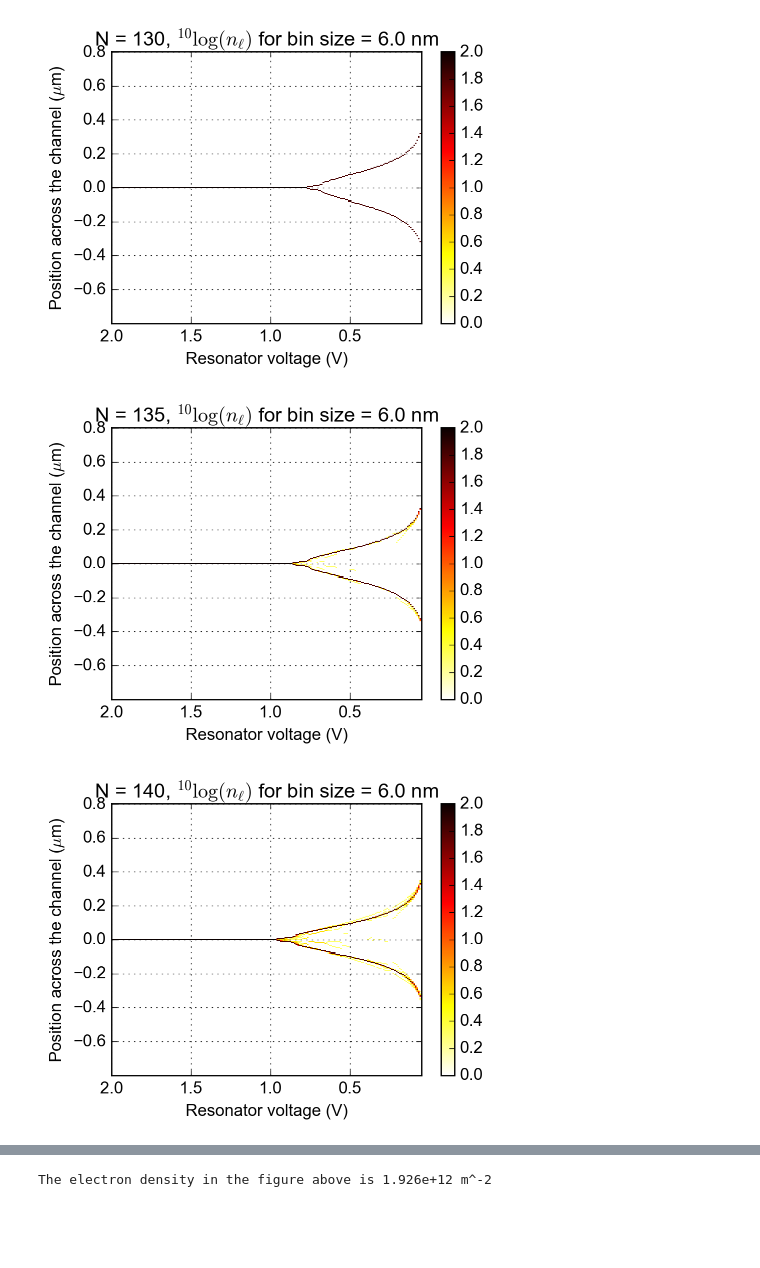
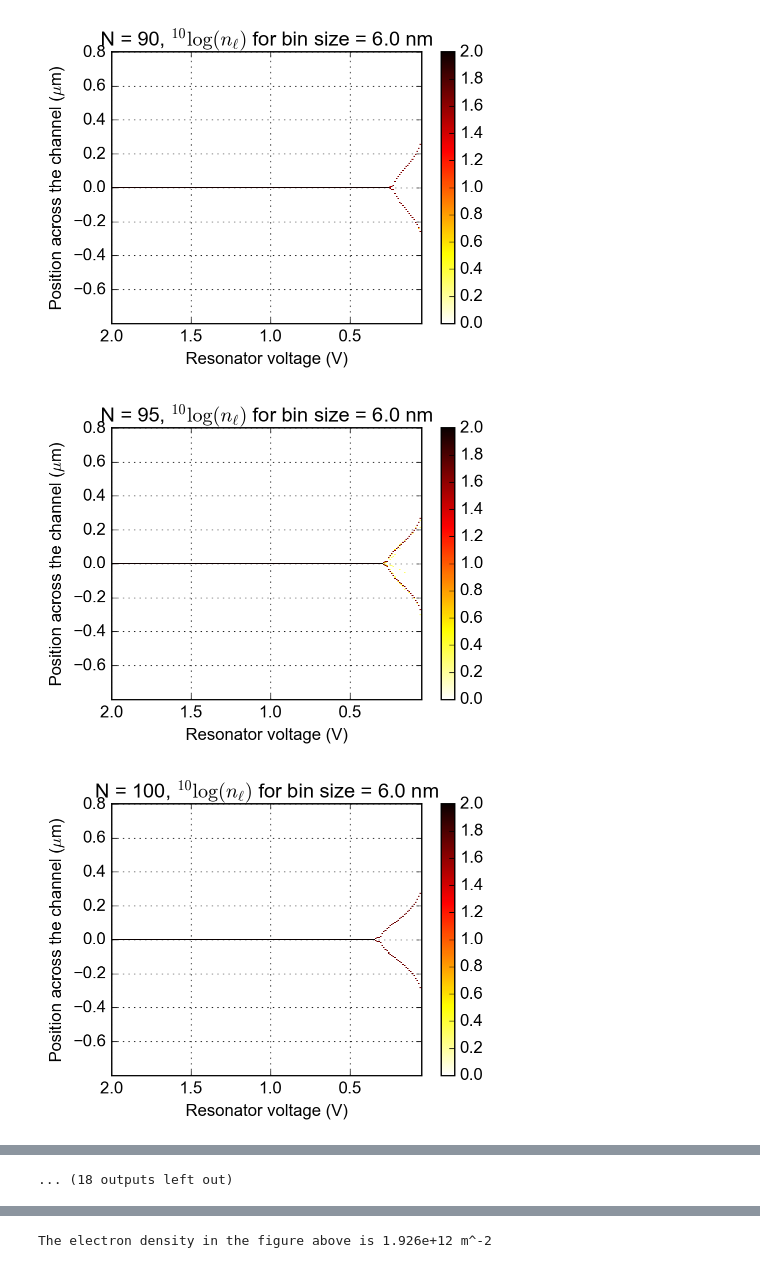
Before and after one commit to gkoolstra/ipython-notebooks, a Jupyter notebook: 20170124 - Electron row detection .ipynb, the cells around one changed output, grey strips where cells are left out. Saved outputs shown, nothing was run; the diff lists cells and outputs as text; code cells hidden in the pictures; blank space fills up the shorter version.

```diff
--- a/20170124 - Electron row detection .ipynb
+++ b/20170124 - Electron row detection .ipynb
@@ -22,7 +22,15 @@ from TrapAnalysis import artificial_anneal as anneal
 save_path = r"/Volumes/slab/Gerwin/Electron on helium/Electron optimization/Realistic potential/Resonator"
 sub_dirs = [r"170118_143444_M018V2_resonator_Vsweep_50_electrons",
             r"170118_140803_M018V2_resonator_Vsweep_75_electrons",
+            r"170125_230605_M018V2_resonator_Vsweep_80_electrons",
+            r"170126_062249_M018V2_resonator_Vsweep_85_electrons",
+            r"170126_064112_M018V2_resonator_Vsweep_90_electrons",
+            r"170126_070212_M018V2_resonator_Vsweep_95_electrons",
             r"170118_132418_M018V2_resonator_Vsweep_100_electrons",
+            r"170126_072531_M018V2_resonator_Vsweep_105_electrons",
+            r"170126_075343_M018V2_resonator_Vsweep_110_electrons",
+            r"170126_082410_M018V2_resonator_Vsweep_115_electrons",
+            r"170126_085811_M018V2_resonator_Vsweep_120_electrons",
             r"170124_101926_M018V2_resonator_Vsweep_125_electrons",
             r"170124_112414_M018V2_resonator_Vsweep_130_electrons",
             r"170124_120809_M018V2_resonator_Vsweep_135_electrons",
@@ -31,7 +39,14 @@ sub_dirs = [r"170118_143444_M018V2_resonator_Vsweep_50_electrons",
             r"170124_163706_M018V2_resonator_Vsweep_150_electrons",
             r"170124_175432_M018V2_resonator_Vsweep_155_electrons",
             r"170125_071720_M018V2_resonator_Vsweep_160_electrons",
-            r"170118_145233_M018V2_resonator_Vsweep_200_electrons"]
+            r"170126_093412_M018V2_resonator_Vsweep_170_electrons",
+            r"170126_110149_M018V2_resonator_Vsweep_180_electrons",
+            r"170126_130205_M018V2_resonator_Vsweep_190_electrons",
+            r"170118_145233_M018V2_resonator_Vsweep_200_electrons",
+            r"170126_211735_M018V2_resonator_Vsweep_225_electrons",
+            r"170127_005927_M018V2_resonator_Vsweep_250_electrons",
+            r"170127_054958_M018V2_resonator_Vsweep_275_electrons",
+            r"170127_123421_M018V2_resonator_Vsweep_300_electrons"]
 
 dbin = 0.006E-6
 bins = np.arange(-0.80E-6, 0.80E-6+dbin, dbin)
@@ -48,7 +63,6 @@ for N_axis, sub_dir in enumerate(sub_dirs):
         k = 0
         for step in f.keys():
             if "step" in step:
-                #print(step)
                 electron_ri = f[step + "/electron_final_coordinates"][()]
                 xi, yi = anneal.r2xy(electron_ri)
                 energy.append(f[step+"/energy"][()])
@@ -124,3 +150,3 @@ Directory: 170118_145233_M018V2_resonator_Vsweep_200_electrons
-[figure, old version]
+[figure, new version]
-[figure, old version]
+[figure, new version]
-[figure, old version]
+[figure, new version]
@@ -132,3 +155,4 @@ Directory: 170118_145233_M018V2_resonator_Vsweep_200_electrons
+... (18 outputs left out)
 # %%
 xaxis = N_electrons
 
```
Also changed, not shown: parts of 3 cells of this notebook, 3 other files.
